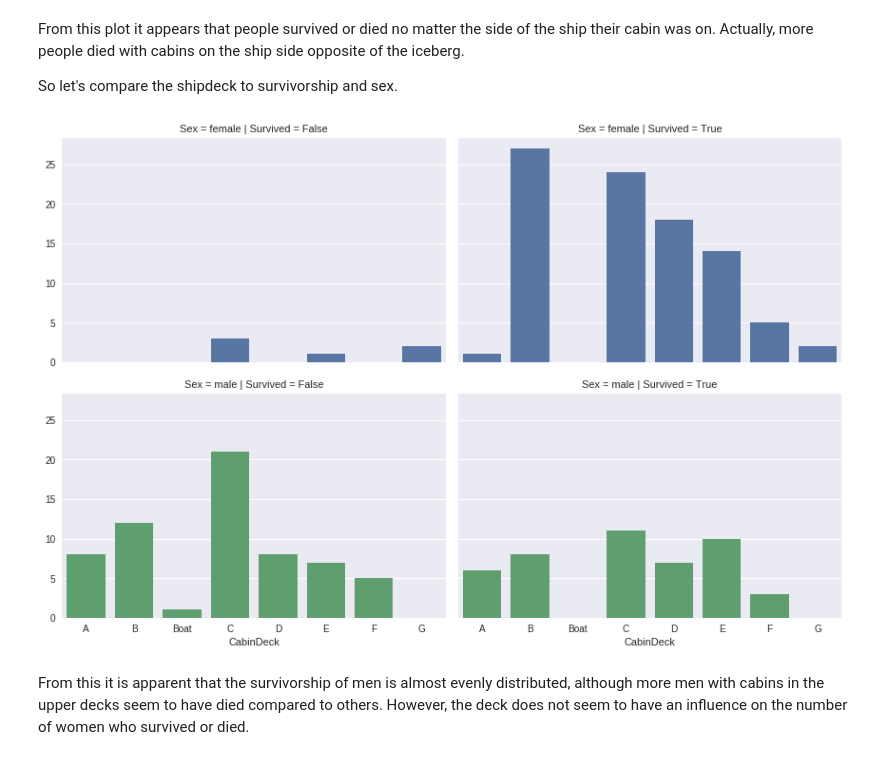
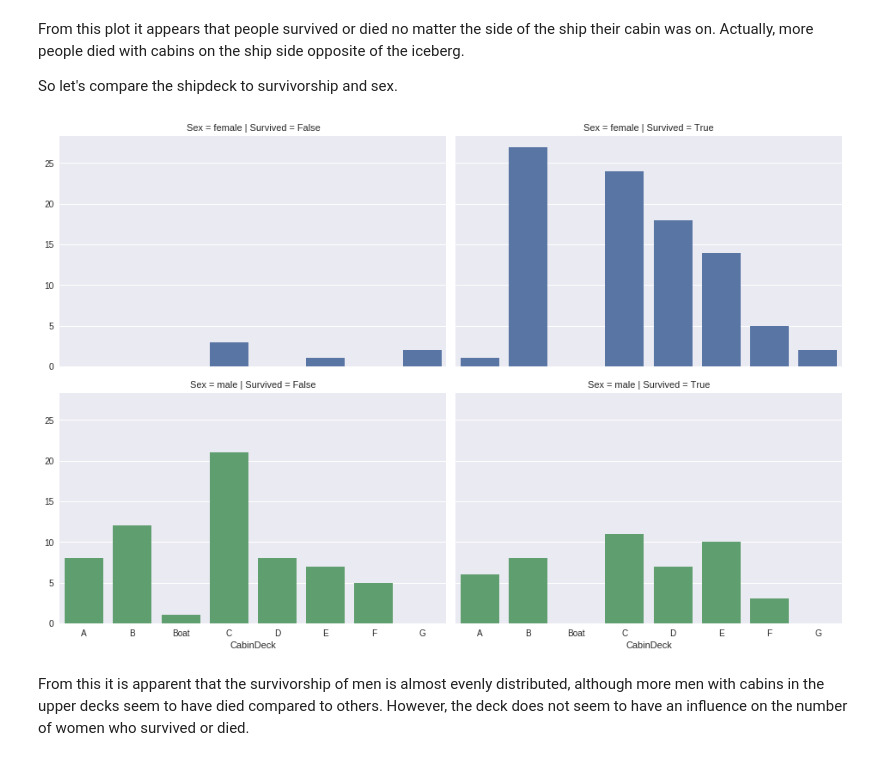
Before and after one commit to sunsided/DAND-Titanic, a Jupyter notebook: titanic.ipynb, the cells around one changed output. Cells and saved outputs as stored; diff of their text form; code cells hidden in the pictures.

```diff
--- a/titanic.ipynb
+++ b/titanic.ipynb
@@ -780,10 +837,10 @@ From this plot it appears that people survived or died no matter the side of the
 
 So let's compare the shipdeck to survivorship and sex.
 # %%
-g = sns.FacetGrid(titanic, col='Survived', row='Sex', size=4, aspect=1.5, hue='Sex')
+g = sns.FacetGrid(titanic, col='Survived', row='Sex', size=4.4, aspect=1.5, hue='Sex')
 g.map(sns.countplot, 'CabinDeck');
 # %% [output]
-[figure, old version]
+[figure, new version]
 # %% [markdown]
 From this it is apparent that the survivorship of men is almost evenly distributed, although more men with cabins in the upper decks seem to have died compared to others. However, the deck does not seem to have an influence on the number of women who survived or died.
 # %% [markdown]
```
Also changed, not shown: parts of 22 cells of this notebook, 1 other file.
